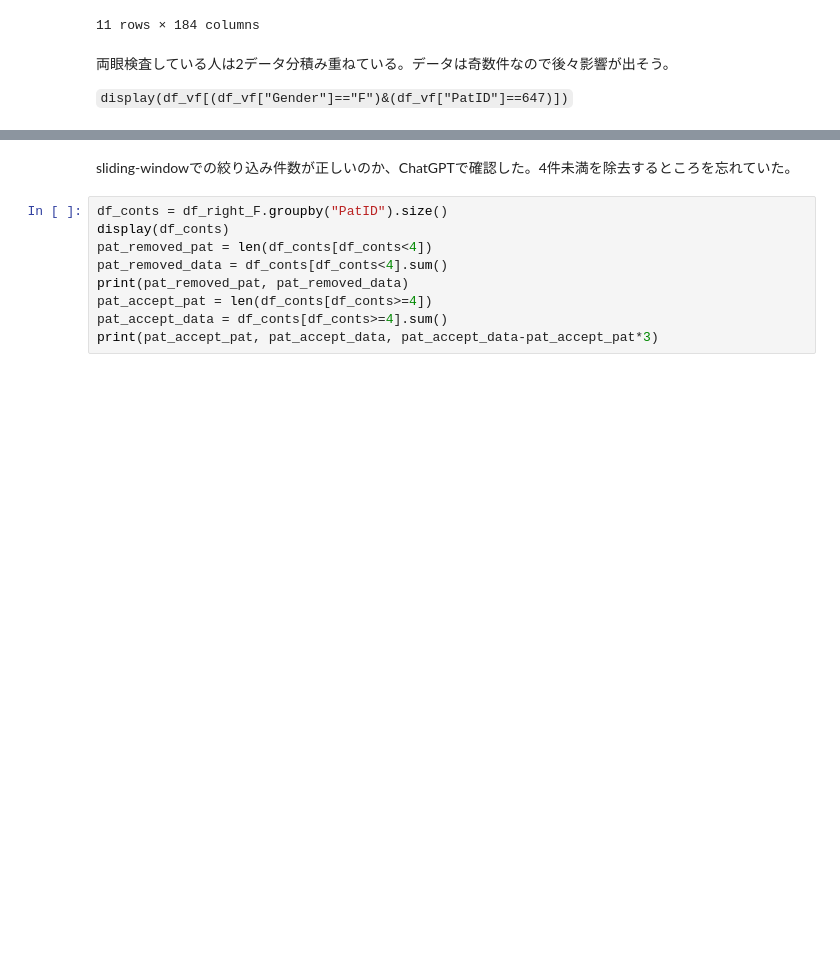
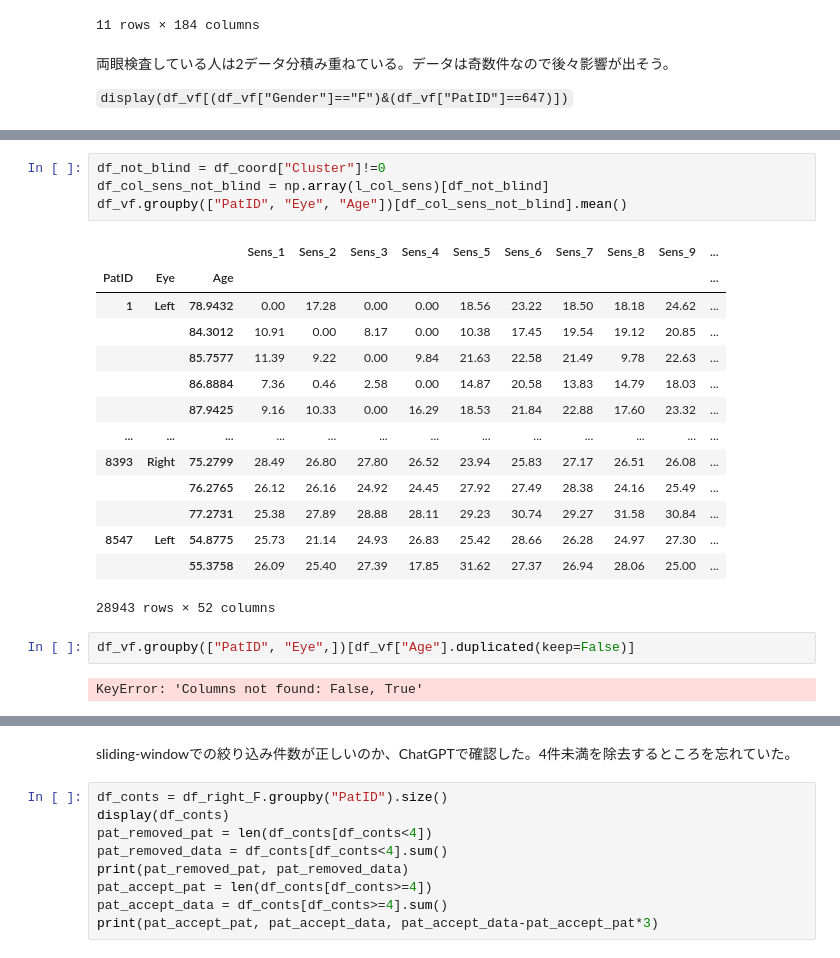
Before and after one commit to kuroganegames/biosignal_training, a Jupyter notebook: work_sim/load_data.ipynb, the cells around one changed output, grey strips where cells are left out. Drawn from its saved outputs; the diff is of its cells as text; blank space fills up the shorter version.

```diff
--- a/work_sim/load_data.ipynb
+++ b/work_sim/load_data.ipynb
@@ -119,0 +363,23 @@ display(df_vf[(df_vf["Gender"]=="F")&(df_vf["Eye"]=="Right")&(df_vf["PatID"]==64
+# %%
+df_not_blind = df_coord["Cluster"]!=0
+df_col_sens_not_blind = np.array(l_col_sens)[df_not_blind]
+df_vf.groupby(["PatID", "Eye", "Age"])[df_col_sens_not_blind].mean()
+# %% [output]
+|  |  |  | Sens_1 | Sens_2 | Sens_3 | Sens_4 | Sens_5 | Sens_6 | Sens_7 | Sens_8 | Sens_9 | ... |
+| PatID | Eye | Age |  |  |  |  |  |  |  |  |  | ... |
+| 1 | Left | 78.9432 | 0.00 | 17.28 | 0.00 | 0.00 | 18.56 | 23.22 | 18.50 | 18.18 | 24.62 | ... |
+|  |  | 84.3012 | 10.91 | 0.00 | 8.17 | 0.00 | 10.38 | 17.45 | 19.54 | 19.12 | 20.85 | ... |
+|  |  | 85.7577 | 11.39 | 9.22 | 0.00 | 9.84 | 21.63 | 22.58 | 21.49 | 9.78 | 22.63 | ... |
+|  |  | 86.8884 | 7.36 | 0.46 | 2.58 | 0.00 | 14.87 | 20.58 | 13.83 | 14.79 | 18.03 | ... |
+|  |  | 87.9425 | 9.16 | 10.33 | 0.00 | 16.29 | 18.53 | 21.84 | 22.88 | 17.60 | 23.32 | ... |
+| ... | ... | ... | ... | ... | ... | ... | ... | ... | ... | ... | ... | ... |
+| 8393 | Right | 75.2799 | 28.49 | 26.80 | 27.80 | 26.52 | 23.94 | 25.83 | 27.17 | 26.51 | 26.08 | ... |
+|  |  | 76.2765 | 26.12 | 26.16 | 24.92 | 24.45 | 27.92 | 27.49 | 28.38 | 24.16 | 25.49 | ... |
+|  |  | 77.2731 | 25.38 | 27.89 | 28.88 | 28.11 | 29.23 | 30.74 | 29.27 | 31.58 | 30.84 | ... |
+| 8547 | Left | 54.8775 | 25.73 | 21.14 | 24.93 | 26.83 | 25.42 | 28.66 | 26.28 | 24.97 | 27.30 | ... |
+|  |  | 55.3758 | 26.09 | 25.40 | 27.39 | 17.85 | 31.62 | 27.37 | 26.94 | 28.06 | 25.00 | ... |
+28943 rows × 52 columns
+# %%
+df_vf.groupby(["PatID", "Eye",])[df_vf["Age"].duplicated(keep=False)]
+# %% [output]
+KeyError: 'Columns not found: False, True'
```
Also changed, not shown: parts of 25 cells of this notebook, 6 other files.
